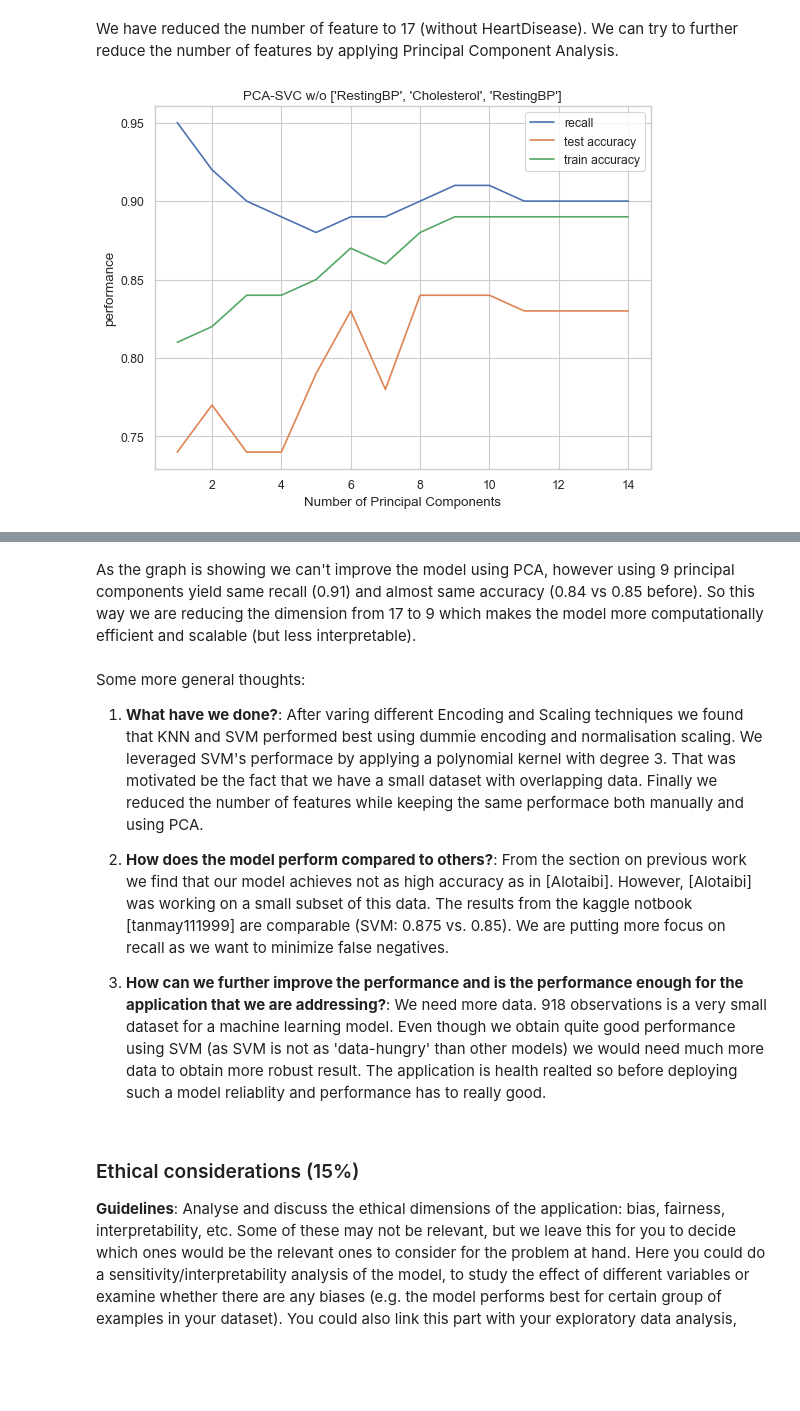
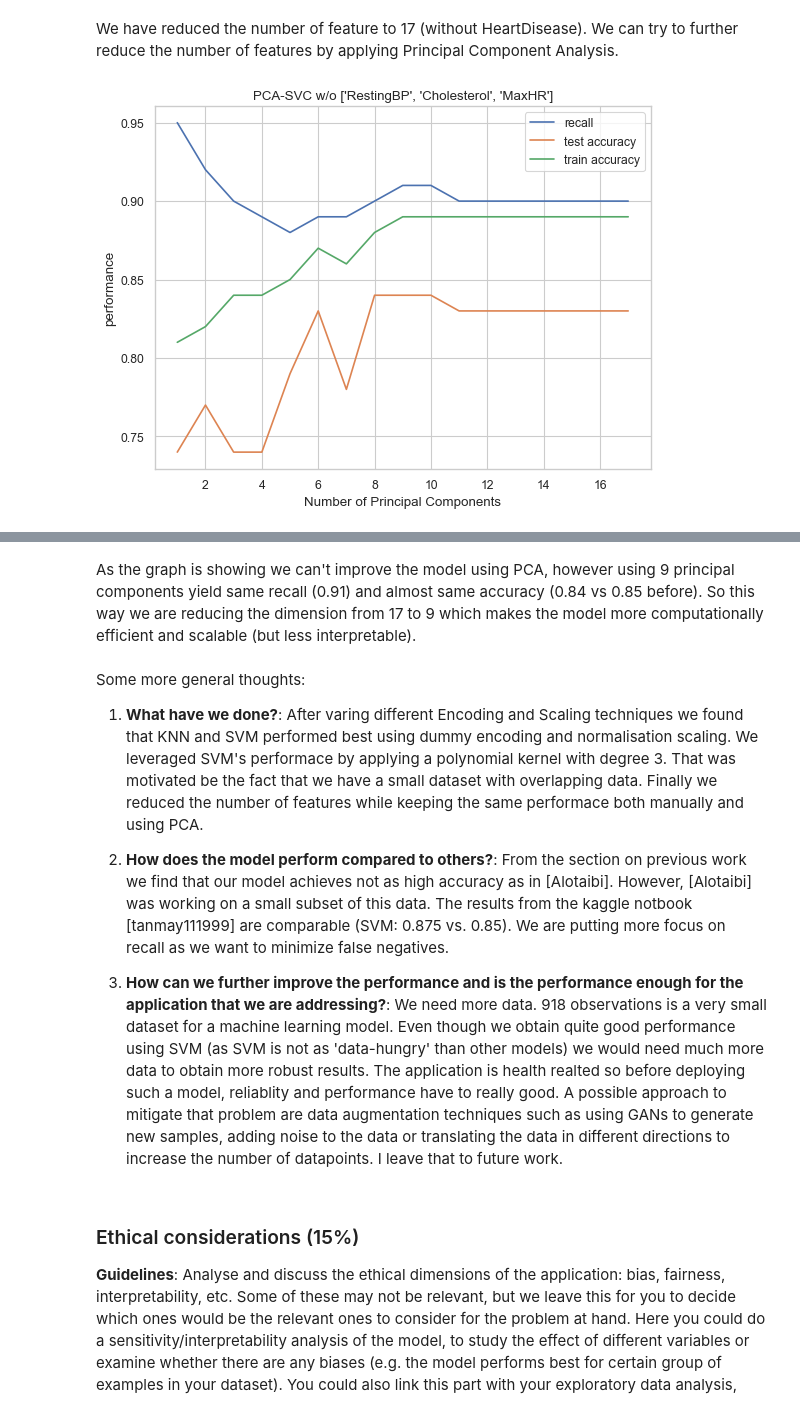
Before and after one commit to henningheyen/AI4SD-coursework, a Jupyter notebook: coursework2_ai4sd.ipynb, the cells around one changed output, grey strips where cells are left out. Saved outputs shown, nothing was run; the diff lists cells and outputs as text; code cells hidden in the pictures; blank space fills up the shorter version.

```diff
--- a/coursework2_ai4sd.ipynb
+++ b/coursework2_ai4sd.ipynb
@@ -1033,30 +1027,30 @@ data.shape
 # %% [markdown]
 We have reduced the number of feature to 17 (without HeartDisease). We can try to further reduce the number of features by applying Principal Component Analysis.
 # %%
-classifier_names = ["PCA-SVC w/o ['RestingBP', 'Cholesterol', 'RestingBP']"]
+classifier_names = ["PCA-SVC w/o ['RestingBP', 'Cholesterol', 'MaxHR']"]
 
-n_components = np.arange(1,15)
+n_components = np.arange(1,18)
 recall_list, accuracy_test_list, accuracy_train_list = [], [], []
 
 for n_component in n_components:
     recall, accuracy_test, accuracy_train = run(classifiers, data, 0.2, confusion_matrix=False, report=False,
                                  pca=True, n_components=n_component)
     recall_list.append(recall)
     accuracy_test_list.append(accuracy_test)
     accuracy_train_list.append(accuracy_train)
 
 plt.figure(figsize=(8,6),dpi=80)
 plt.plot(n_components, recall_list, label="recall")
 plt.plot(n_components, accuracy_test_list, label="test accuracy")
 plt.plot(n_components, accuracy_train_list, label="train accuracy")
 plt.xlabel("Number of Principal Components")
 plt.ylabel("performance")
-plt.title("PCA-SVC w/o ['RestingBP', 'Cholesterol', 'RestingBP']")
+plt.title("PCA-SVC w/o ['RestingBP', 'Cholesterol', 'MaxHR']")
 plt.legend()
 plt.show()
 
 print("9 Principal Components:")
 recall_table(recall_list[9], accuracy_test_list[9], accuracy_train_list[9], classifier_names)
 # %% [output]
-[figure, old version]
+[figure, new version]
 9 Principal Components:
@@ -1067,11 +1061,11 @@ As the graph is showing we can't improve the model using PCA, however using 9 pr
 # %% [markdown]
 Some more general thoughts:
 
-1) **What have we done?**: After varing different Encoding and Scaling techniques we found that KNN and SVM performed best using dummie encoding and normalisation scaling. We leveraged SVM's performace by applying a polynomial kernel with degree 3. That was motivated be the fact that we have a small dataset with overlapping data. Finally we reduced the number of features while keeping the same performace both manually and using PCA.
+1) **What have we done?**: After varing different Encoding and Scaling techniques we found that KNN and SVM performed best using dummy encoding and normalisation scaling. We leveraged SVM's performace by applying a polynomial kernel with degree 3. That was motivated be the fact that we have a small dataset with overlapping data. Finally we reduced the number of features while keeping the same performace both manually and using PCA.
 
 2) **How does the model perform compared to others?**: From the section on previous work we find that our model achieves not as high accuracy as in [Alotaibi]. However, [Alotaibi] was working on a small subset of this data. The results from the kaggle notbook [tanmay111999] are comparable (SVM: 0.875 vs. 0.85). We are putting more focus on recall as we want to minimize false negatives.
 
-4) **How can we further improve the performance and is the performance enough for the application that we are addressing?**: We need more data. 918 observations is a very small dataset for a machine learning model. Even though we obtain quite good performance using SVM (as SVM is not as 'data-hungry' than other models) we would need much more data to obtain more robust result. The application is health realted so before deploying such a model reliablity and performance has to really good.
+4) **How can we further improve the performance and is the performance enough for the application that we are addressing?**: We need more data. 918 observations is a very small dataset for a machine learning model. Even though we obtain quite good performance using SVM (as SVM is not as 'data-hungry' than other models) we would need much more data to obtain more robust results. The application is health realted so before deploying such a model, reliablity and performance have to really good. A possible approach to mitigate that problem are data augmentation techniques such as using GANs to generate new samples, adding noise to the data or translating the data in different directions to increase the number of datapoints. I leave that to future work.
 # %% [markdown]
 ### Ethical considerations (15%)
 
```
Also changed, not shown: parts of 17 cells of this notebook, 1 other file.
